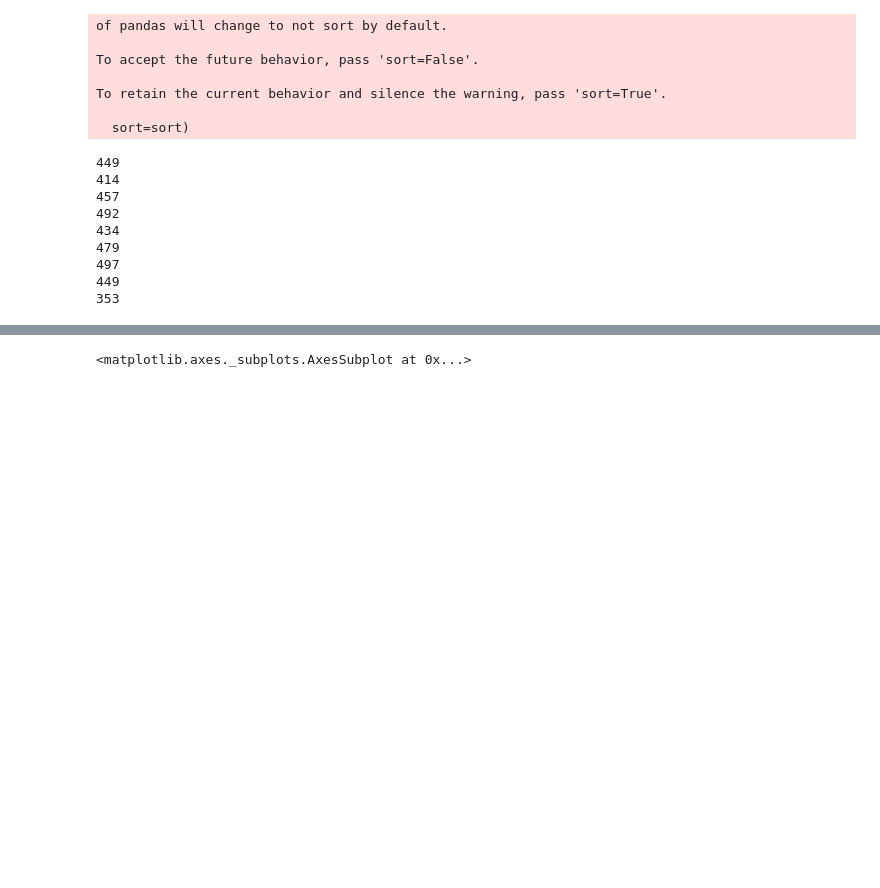
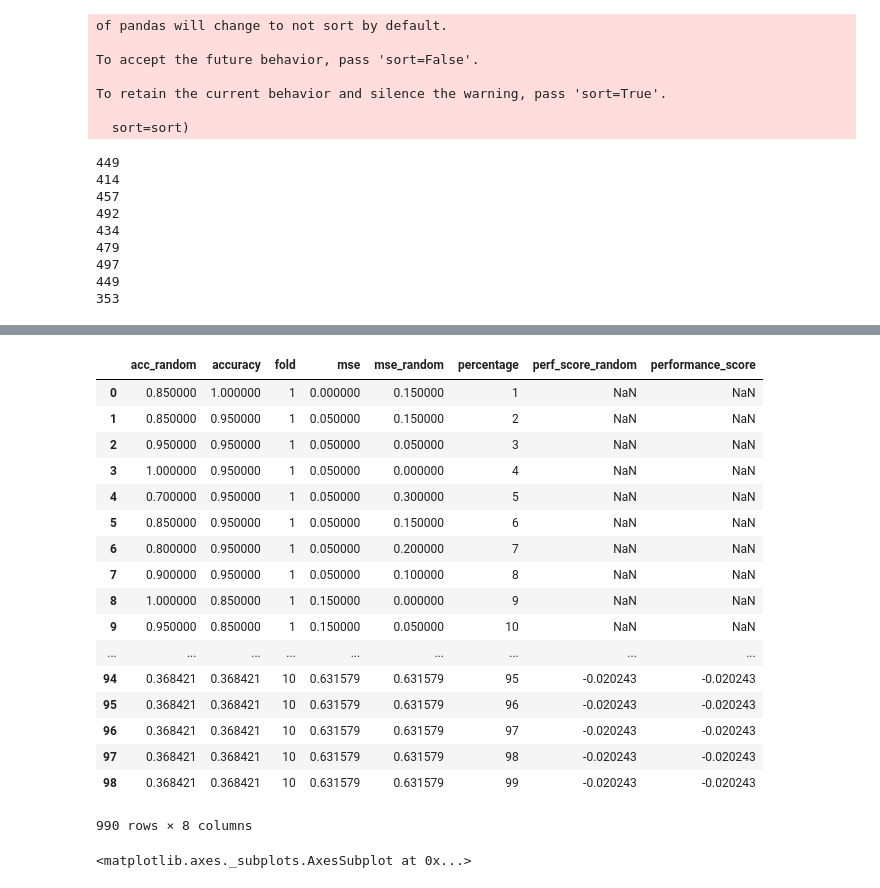
Before and after one commit to tamaramueller/Peclides-Neuro, a Jupyter notebook: evaluation_speech_data_set.ipynb, the cells around one changed output, grey strips where cells are left out. Drawn from its saved outputs; the diff is of its cells as text; code cells hidden in the pictures; blank space fills up the shorter version.

```diff
--- a/evaluation_speech_data_set.ipynb
+++ b/evaluation_speech_data_set.ipynb
@@ -421,3 +435,24 @@ array([ 1,  2,  3,  4,  5,  6,  7,  8,  9, 10, 11, 12, 13, 14, 15, 16, 17,
+# %%
+test_df_18_newperfscore_random
+# %% [output]
+|  | acc_random | accuracy | fold | mse | mse_random | percentage | perf_score_random | performance_score |
+| 0 | 0.850000 | 1.000000 | 1 | 0.000000 | 0.150000 | 1 | NaN | NaN |
+| 1 | 0.850000 | 0.950000 | 1 | 0.050000 | 0.150000 | 2 | NaN | NaN |
+| 2 | 0.950000 | 0.950000 | 1 | 0.050000 | 0.050000 | 3 | NaN | NaN |
+| 3 | 1.000000 | 0.950000 | 1 | 0.050000 | 0.000000 | 4 | NaN | NaN |
+| 4 | 0.700000 | 0.950000 | 1 | 0.050000 | 0.300000 | 5 | NaN | NaN |
+| 5 | 0.850000 | 0.950000 | 1 | 0.050000 | 0.150000 | 6 | NaN | NaN |
+| 6 | 0.800000 | 0.950000 | 1 | 0.050000 | 0.200000 | 7 | NaN | NaN |
+| 7 | 0.900000 | 0.950000 | 1 | 0.050000 | 0.100000 | 8 | NaN | NaN |
+| 8 | 1.000000 | 0.850000 | 1 | 0.150000 | 0.000000 | 9 | NaN | NaN |
+| 9 | 0.950000 | 0.850000 | 1 | 0.150000 | 0.050000 | 10 | NaN | NaN |
+| ... | ... | ... | ... | ... | ... | ... | ... | ... |
+| 94 | 0.368421 | 0.368421 | 10 | 0.631579 | 0.631579 | 95 | -0.020243 | -0.020243 |
+| 95 | 0.368421 | 0.368421 | 10 | 0.631579 | 0.631579 | 96 | -0.020243 | -0.020243 |
+| 96 | 0.368421 | 0.368421 | 10 | 0.631579 | 0.631579 | 97 | -0.020243 | -0.020243 |
+| 97 | 0.368421 | 0.368421 | 10 | 0.631579 | 0.631579 | 98 | -0.020243 | -0.020243 |
+| 98 | 0.368421 | 0.368421 | 10 | 0.631579 | 0.631579 | 99 | -0.020243 | -0.020243 |
+990 rows × 8 columns
 # %%
 sns.lineplot(x='percentage', y='accuracy', data=test_df)
 # %% [output]
```
Also changed, not shown: parts of 8 cells of this notebook.
